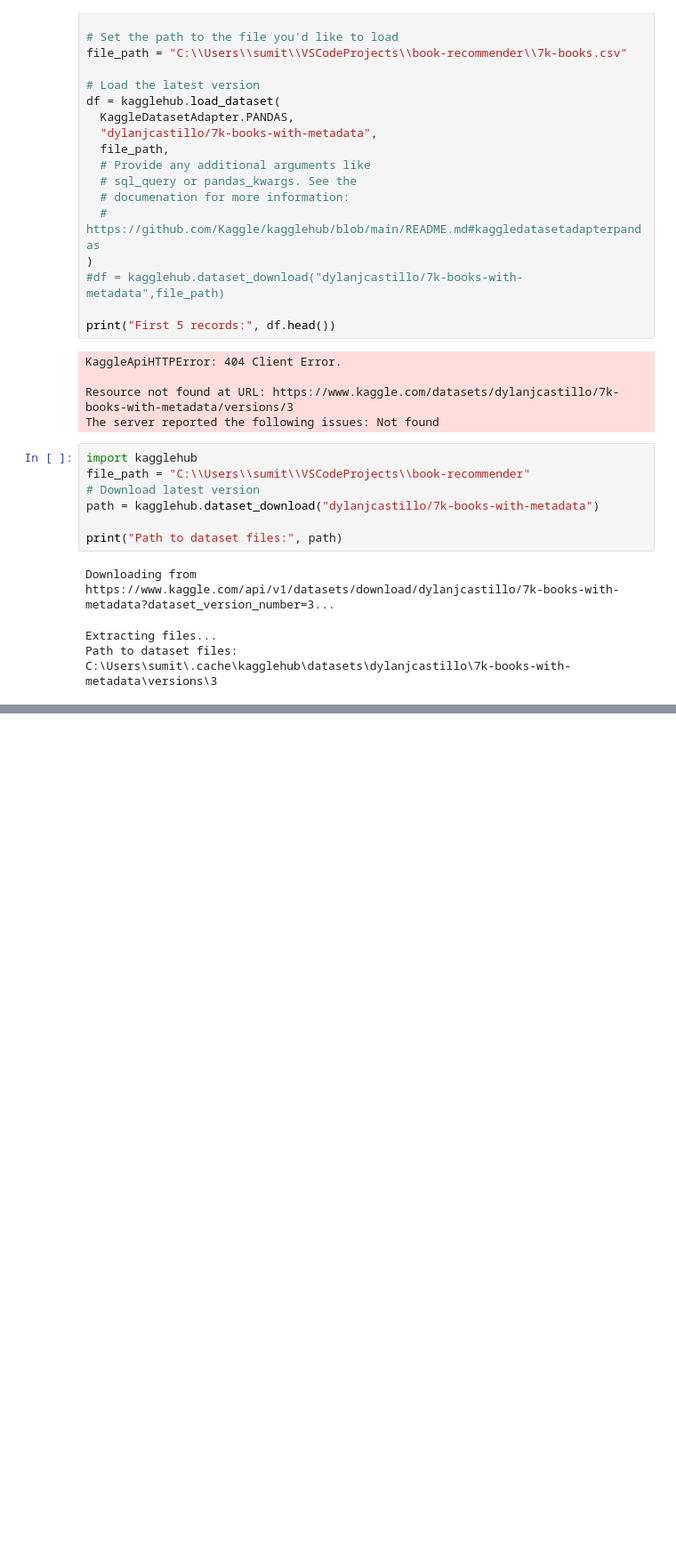
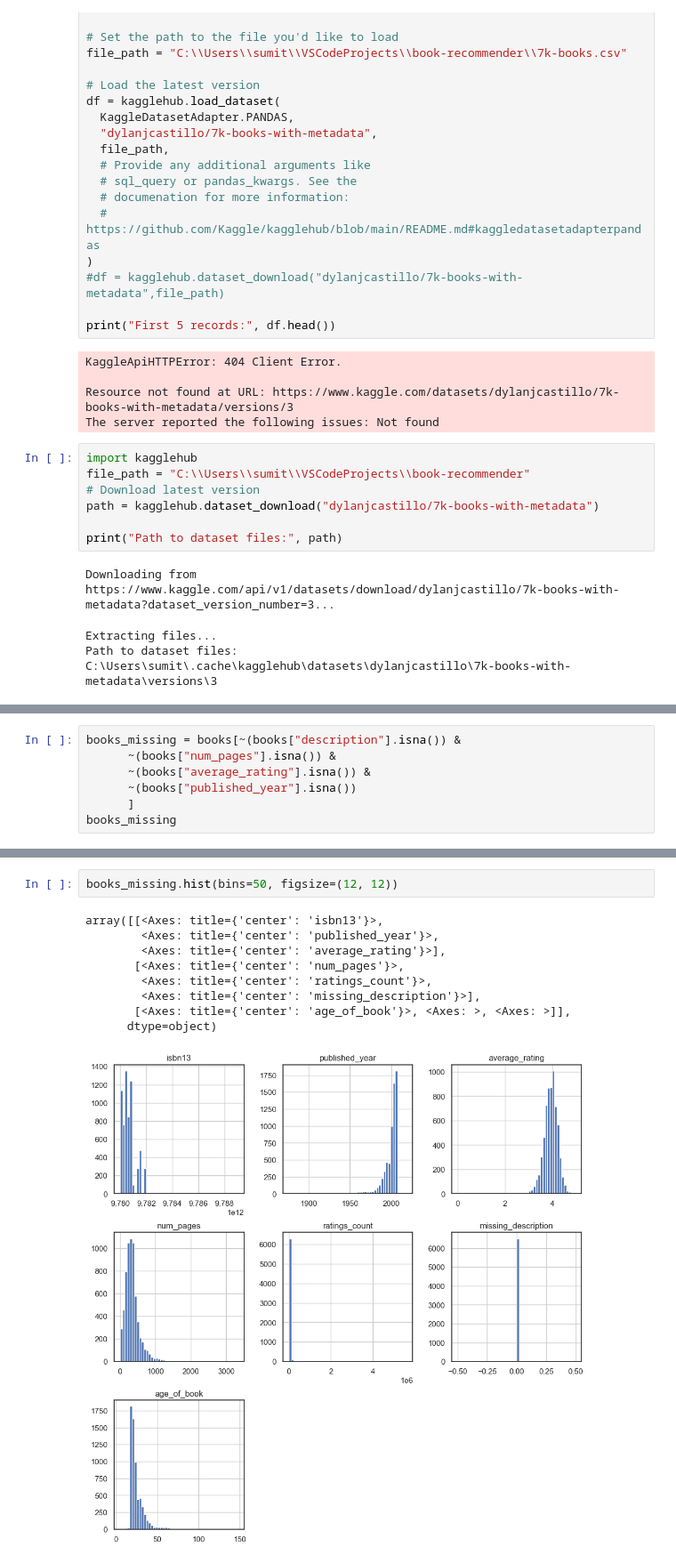
Before and after one commit to SumitKaware/book-recommender, a Jupyter notebook: data-exploration.ipynb, the cells around one changed output, grey strips where cells are left out. Shown at 89% size. Drawn from its saved outputs; the diff is of its cells as text; blank space fills up the shorter version.

```diff
--- a/data-exploration.ipynb
+++ b/data-exploration.ipynb
@@ -51,0 +83,7 @@ books.head()
+# %%
+books_missing = books[~(books["description"].isna()) &
+      ~(books["num_pages"].isna()) &
+      ~(books["average_rating"].isna()) &
+      ~(books["published_year"].isna())
+      ]
+books_missing
@@ -51,0 +104,12 @@ books.head()
+# %%
+books_missing.hist(bins=50, figsize=(12, 12))
+# %% [output]
+array([[<Axes: title={'center': 'isbn13'}>,
+        <Axes: title={'center': 'published_year'}>,
+        <Axes: title={'center': 'average_rating'}>],
+       [<Axes: title={'center': 'num_pages'}>,
+        <Axes: title={'center': 'ratings_count'}>,
+        <Axes: title={'center': 'missing_description'}>],
+       [<Axes: title={'center': 'age_of_book'}>, <Axes: >, <Axes: >]],
+      dtype=object)
+[figure, added]
```
Also changed, not shown: parts of 6 cells of this notebook.
